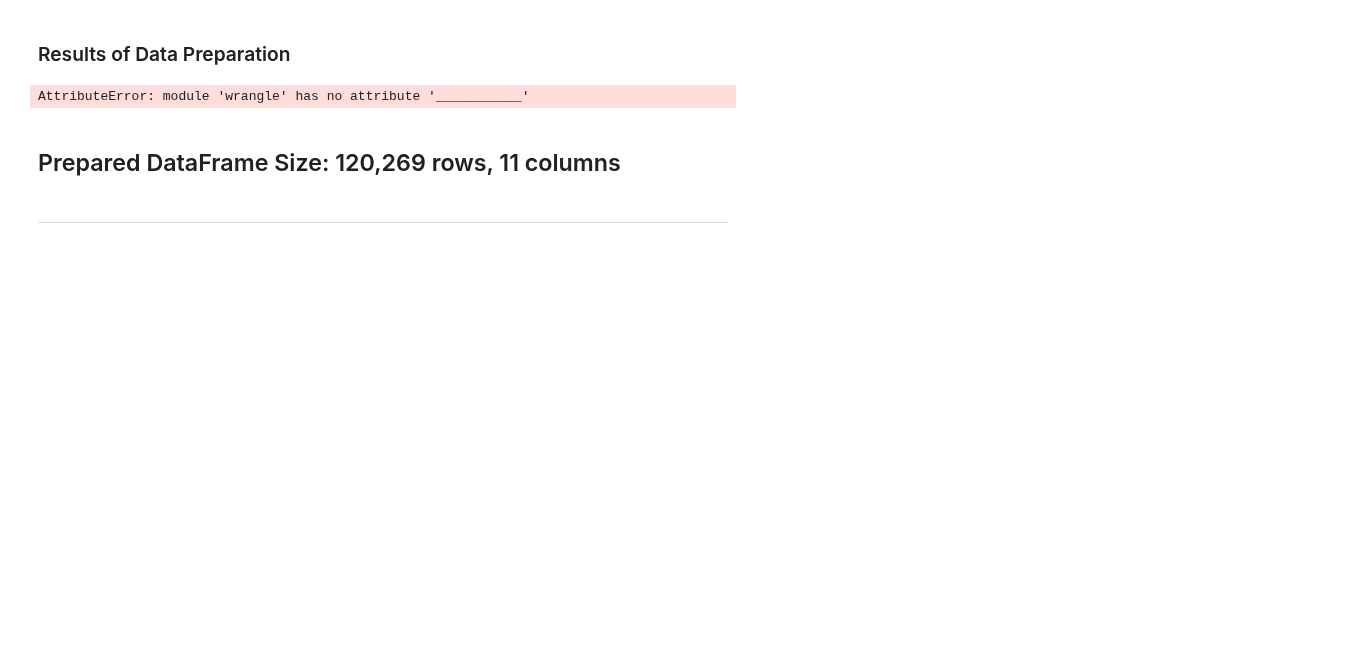
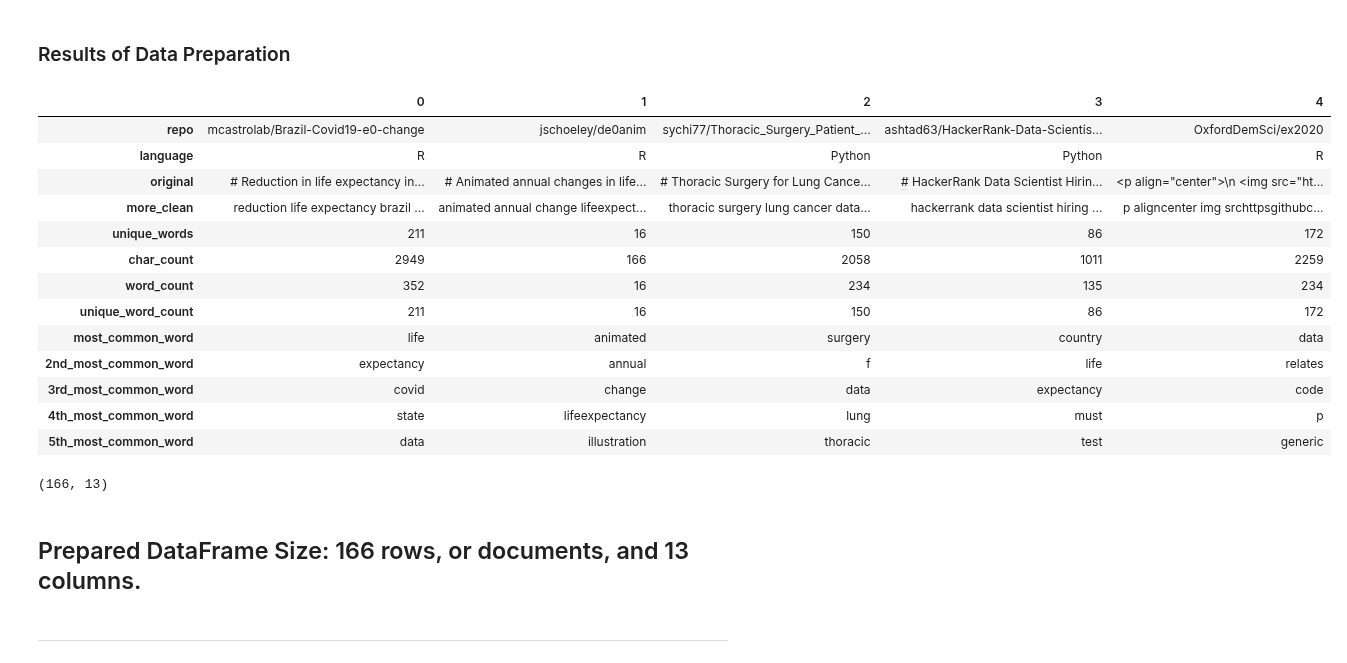
Before and after one commit to Two-Guys-and-a-Gal/NLP-Project, a Jupyter notebook: final_report.ipynb, the cells around one changed output. Drawn from its saved outputs; the diff is of its cells as text; code cells hidden in the pictures; blank space fills up the shorter version.

Commit message:
Updated through prepare

```diff
--- a/final_report.ipynb
+++ b/final_report.ipynb
@@ -101,15 +125,30 @@ The missing value removal equated to removing     observations, which was about
 # %%
-# apply the data preparation observations and tasks to clean the data using the wrangle_client function found in the wrangle.py
-df = wrangle.___________(df)
+# apply the data preparation observations and tasks to clean the data using the prep_data function found in the prepare.py
+df = prepare.prep_data(df)
 # view first few rows of dataframe
-df.head()
+df.head().T
 # %% [output]
-AttributeError: module 'wrangle' has no attribute '___________'
+|  | 0 | 1 | 2 | 3 | 4 |
+| repo | mcastrolab/Brazil-Covid19-e0-change | jschoeley/de0anim | sychi77/Thoracic_Surgery_Patient_... | ashtad63/HackerRank-Data-Scientis... | OxfordDemSci/ex2020 |
+| language | R | R | Python | Python | R |
+| original | # Reduction in life expectancy in... | # Animated annual changes in life... | # Thoracic Surgery for Lung Cance... | # HackerRank Data Scientist Hirin... | <p align="center">\n <img src="ht... |
+| more_clean | reduction life expectancy brazil ... | animated annual change lifeexpect... | thoracic surgery lung cancer data... | hackerrank data scientist hiring ... | p aligncenter img srchttpsgithubc... |
+| unique_words | 211 | 16 | 150 | 86 | 172 |
+| char_count | 2949 | 166 | 2058 | 1011 | 2259 |
+| word_count | 352 | 16 | 234 | 135 | 234 |
+| unique_word_count | 211 | 16 | 150 | 86 | 172 |
+| most_common_word | life | animated | surgery | country | data |
+| 2nd_most_common_word | expectancy | annual | f | life | relates |
+| 3rd_most_common_word | covid | change | data | expectancy | code |
+| 4th_most_common_word | state | lifeexpectancy | lung | must | p |
+| 5th_most_common_word | data | illustration | thoracic | test | generic |
 # %%
 # obtain the number of rows and columns for the updated/cleaned dataframe.
 df.shape
+# %% [output]
+(166, 13)
 # %% [markdown]
-## Prepared DataFrame Size: 120,269 rows, 11 columns
+## Prepared DataFrame Size: 166 rows, or documents, and 13 columns.
 # %% [markdown]
 ---
 # %% [markdown]
```
Also changed, not shown: parts of 28 cells of this notebook.
